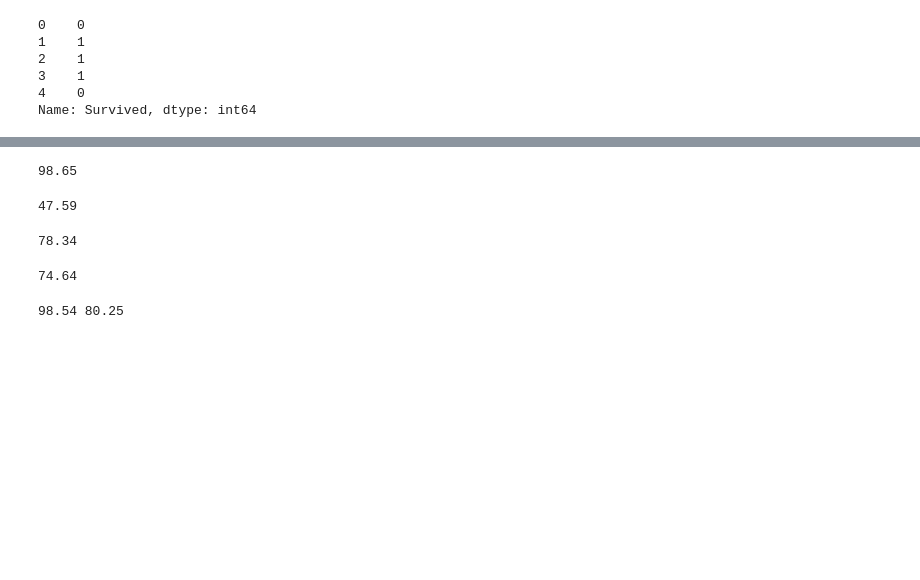
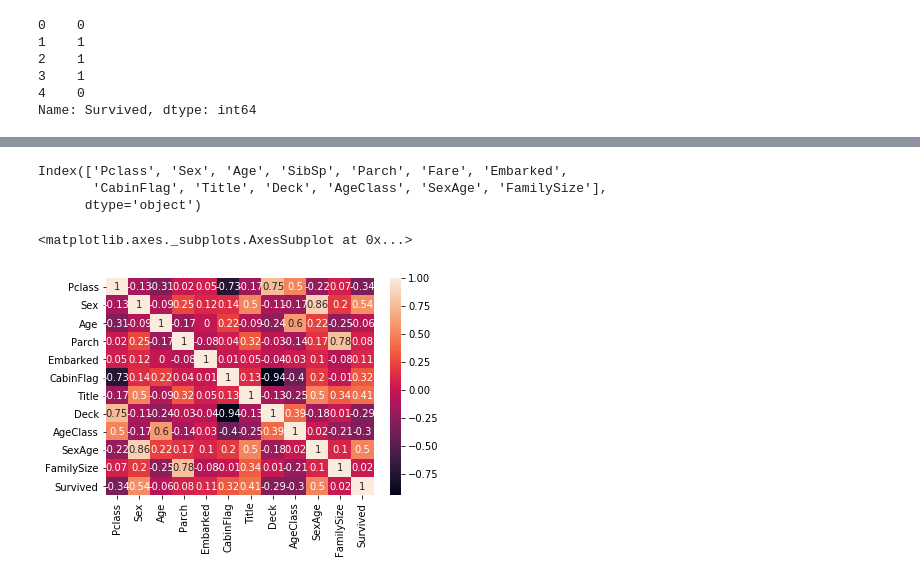
Before and after one commit to urvi367/Titanic-Dataset, a Jupyter notebook: Titanic Dataset.ipynb, the cells around one changed output, grey strips where cells are left out. Saved outputs shown, nothing was run; the diff lists cells and outputs as text; code cells hidden in the pictures; blank space fills up the shorter version.

```diff
--- a/Titanic Dataset.ipynb
+++ b/Titanic Dataset.ipynb
@@ -263,59 +217,17 @@ print(acc_knn)
-# %%
-#Decision Tree:
-
-decision_tree = DecisionTreeClassifier().fit(train_x, train_y)
-
-Y_pred = decision_tree.predict(test_x)
-
-acc_decision_tree = round(decision_tree.score(train_x, train_y) * 100, 2)
-print(acc_decision_tree)
-# %% [output]
-98.65
-# %%
-#Linear Support Vector Machine:
-
-linear_svc = LinearSVC().fit(train_x, train_y)
-
-Y_pred = linear_svc.predict(test_x)
-
-acc_linear_svc = round(linear_svc.score(train_x, train_y) * 100, 2)
-print(acc_linear_svc)
-# %% [output]
-47.59
-# %%
-#Gaussian Naive Bayes:
-
-gaussian = GaussianNB().fit(train_x, train_y)
-
-Y_pred = gaussian.predict(test_x)
-
-acc_gaussian = round(gaussian.score(train_x, train_y) * 100, 2)
-print(acc_gaussian)
-# %% [output]
-78.34
-# %%
-#Perceptron:
-
-perceptron = Perceptron(max_iter=10).fit(train_x, train_y)
-
-Y_pred = perceptron.predict(test_x)
-
-acc_perceptron = round(perceptron.score(train_x, train_y) * 100, 2)
-print(acc_perceptron)
-# %% [output]
-74.64
-# %%
-#Random Forest:
-
-from IPython.display import clear_output
-clear_output(wait=True)
-
-random_forest = RandomForestClassifier(n_estimators=100, oob_score=True).fit(train_x, train_y)
-
-Y_prediction = random_forest.predict(test_x)
-
-acc_random_forest = round(random_forest.score(train_x, train_y) * 100, 2)
-oob_score = round(random_forest.oob_score_, 4)*100
-print(acc_random_forest, oob_score)
-# %% [output]
-98.54 80.25
+# %%
+train_x.columns
+# %% [output]
+Index(['Pclass', 'Sex', 'Age', 'SibSp', 'Parch', 'Fare', 'Embarked',
+       'CabinFlag', 'Title', 'Deck', 'AgeClass', 'SexAge', 'FamilySize'],
+      dtype='object')
+# %%
+train_x = train_x.drop(['SibSp', 'Fare'], axis=1)
+# %%
+mat = train_x.copy()
+mat ['Survived' ] = train_y.astype(int)
+
+correlation_matrix = mat.corr().round(2)
+sns.heatmap(data=correlation_matrix, annot=True)
+# %% [output]
+<matplotlib.axes._subplots.AxesSubplot at 0x...>
+[figure, added]
```
Also changed, not shown: parts of 25 cells of this notebook.
